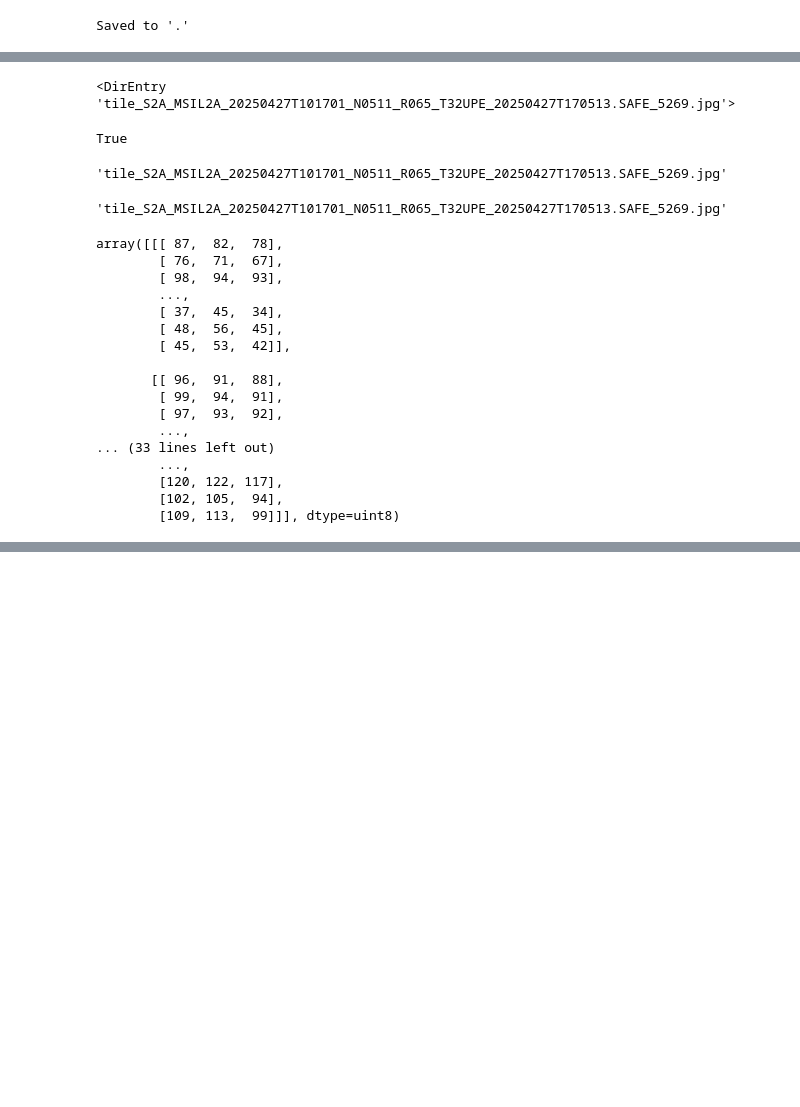
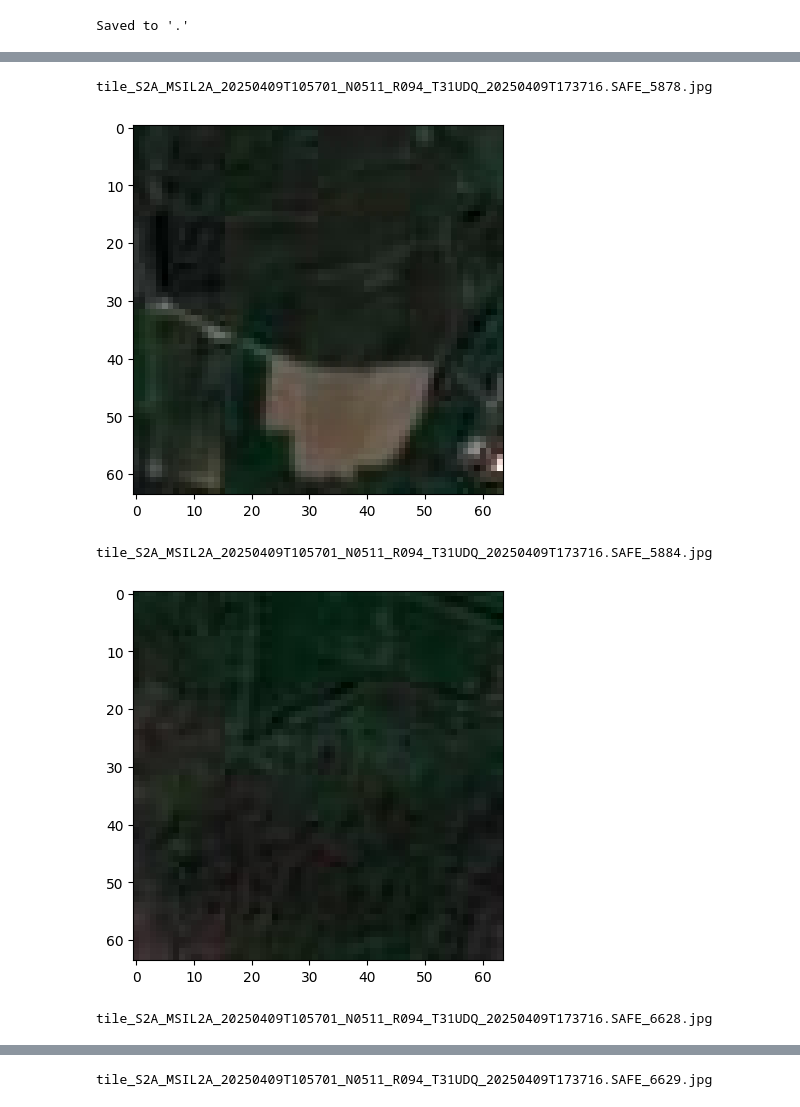
Before and after one commit to aspark003/deep_learning, a Jupyter notebook: init.ipynb, the cells around one changed output, grey strips where cells are left out. Saved outputs shown, nothing was run; the diff lists cells and outputs as text; code cells hidden in the pictures; blank space fills up the shorter version.

```diff
--- a/init.ipynb
+++ b/init.ipynb
@@ -51,40 +39,16 @@ for f_path in range(5):
-# %%
-file_name = next(non_agri)
-file_name
-# %% [output]
-<DirEntry 'tile_S2A_MSIL2A_20250427T101701_N0511_R065_T32UPE_20250427T170513.SAFE_5269.jpg'>
-# %%
-os.path.isfile(file_name)
-# %% [output]
-True
-# %%
-image_name = str(file_name).split("'")[1]
-image_name
-# %% [output]
-'tile_S2A_MSIL2A_20250427T101701_N0511_R065_T32UPE_20250427T170513.SAFE_5269.jpg'
-# %%
-image_name = str(file_name).split("'")[1]
-image_name
-# %% [output]
-'tile_S2A_MSIL2A_20250427T101701_N0511_R065_T32UPE_20250427T170513.SAFE_5269.jpg'
-# %%
-image_data = plt.imread(os.path.join(dir_non_agri, image_name))
-image_data
-# %% [output]
-array([[[ 87,  82,  78],
-        [ 76,  71,  67],
-        [ 98,  94,  93],
-        ...,
-        [ 37,  45,  34],
-        [ 48,  56,  45],
-        [ 45,  53,  42]],
-
-       [[ 96,  91,  88],
-        [ 99,  94,  91],
-        [ 97,  93,  92],
-        ...,
-... (33 lines left out)
-        ...,
-        [120, 122, 117],
-        [102, 105,  94],
-        [109, 113,  99]]], dtype=uint8)
+# %%
+im_data = sorted(os.listdir(dir_agri))
+
+for im in im_data[:4]:
+    print(im)
+    data = os.path.join(dir_agri, im)
+
+    data_np = plt.imread(data)
+    plt.imshow(data_np)
+    plt.show()
+# %% [output]
+tile_S2A_MSIL2A_20250409T105701_N0511_R094_T31UDQ_20250409T173716.SAFE_5878.jpg
+[figure, added]
+tile_S2A_MSIL2A_20250409T105701_N0511_R094_T31UDQ_20250409T173716.SAFE_5884.jpg
+[figure, added]
+tile_S2A_MSIL2A_20250409T105701_N0511_R094_T31UDQ_20250409T173716.SAFE_6628.jpg
@@ -90,0 +56 @@ array([[[ 87,  82,  78],
+tile_S2A_MSIL2A_20250409T105701_N0511_R094_T31UDQ_20250409T173716.SAFE_6629.jpg
```
Also changed, not shown: parts of 6 cells of this notebook, 1 other file.
